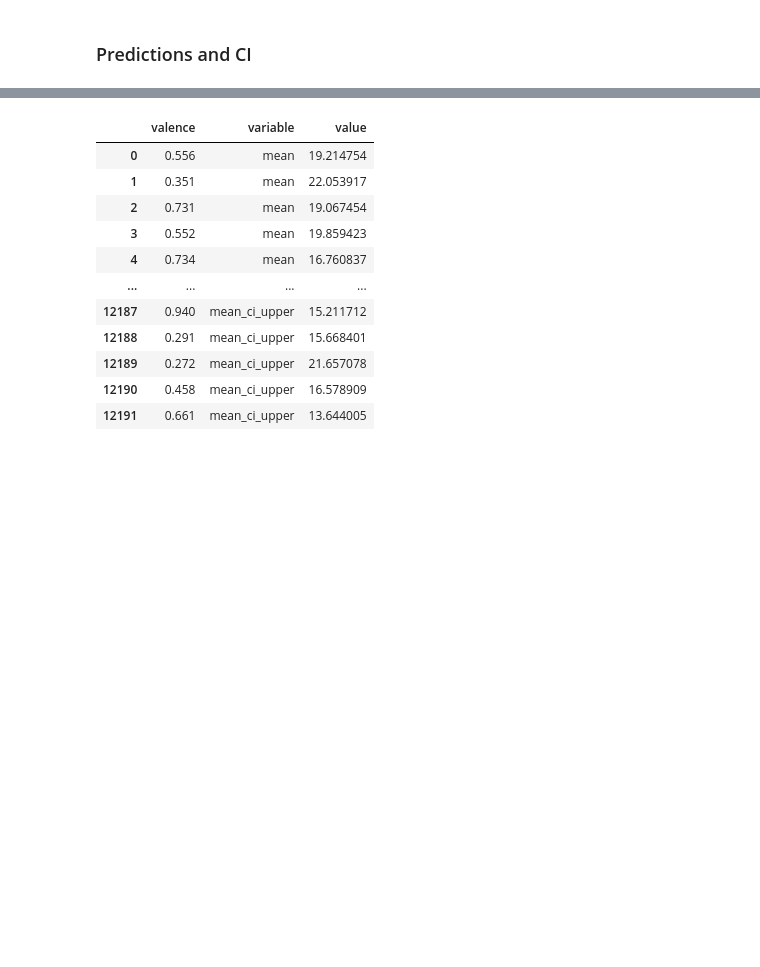
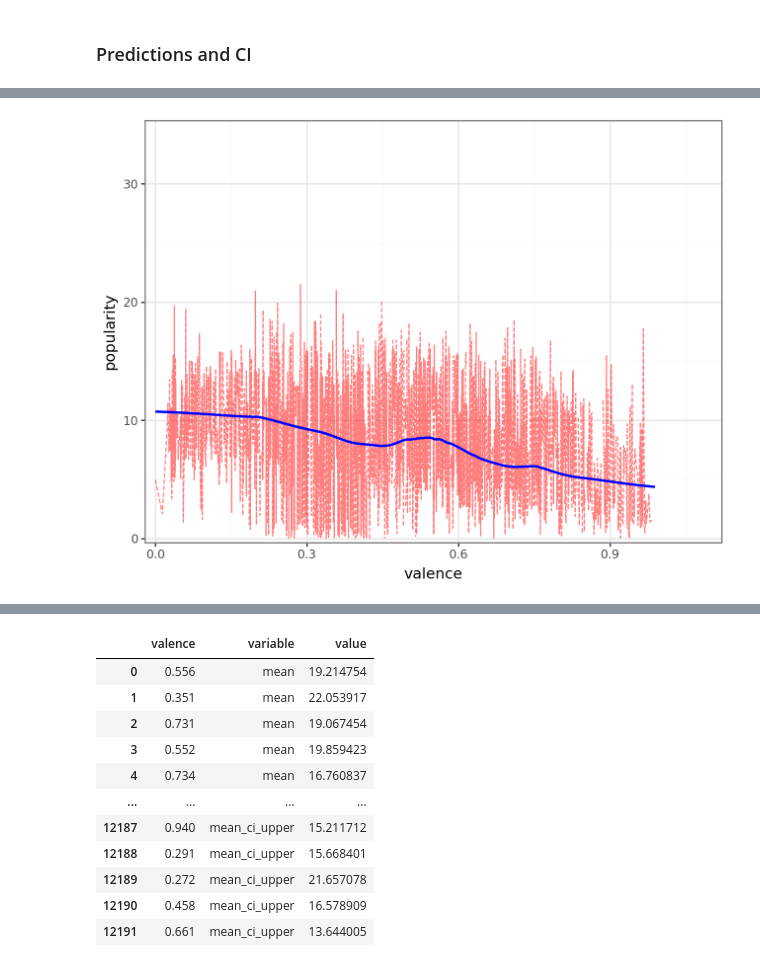
Before and after one commit to Anton21a/Data_Analysis, a Jupyter notebook: Assignment2.ipynb, the cells around one changed output, grey strips where cells are left out. Saved outputs shown, nothing was run; the diff lists cells and outputs as text; code cells hidden in the pictures; blank space fills up the shorter version.

```diff
--- a/Assignment2.ipynb
+++ b/Assignment2.ipynb
@@ -342,7 +369,6 @@ stargazer
 # %% [markdown]
 ### Predictions and CI
 # %%
-prediction = reg4.get_prediction()
-pred = prediction.summary_frame()
-
-pred['valence'] = data['valence']
+pred = reg4.get_prediction(data).summary_frame()[["mean", "mean_ci_lower", 'mean_ci_upper']]
+data = data.reset_index(drop=True).join(pred)
+data
@@ -348,0 +389,17 @@ pred['valence'] = data['valence']
+# %%
+data = data.sort_values(by="valence")
+lowess = sm.nonparametric.lowess
+data['mean_smooth'] = lowess(data['mean'], data['valence'], frac=0.3)[:, 1]
+(
+    ggplot(data, aes(x = "valence", y = "mean"))
+    + geom_line(data, aes(x="valence", y="mean_ci_lower"), colour='red', linetype="dashed", alpha = 0.5)
+    + geom_line(aes(y="mean_smooth"), colour="blue", size=1)
+    + labs(x="valence", y="popularity")
+    + scale_x_continuous(expand=(0.01, 0.01), limits=(0, 1.1))
+    + scale_y_continuous(
+        expand=(0.01, 0.01), limits=(0, 35)
+    )
+    + theme_bw()
+)
+# %% [output]
+[figure, added]
```
Also changed, not shown: parts of 10 cells of this notebook.
